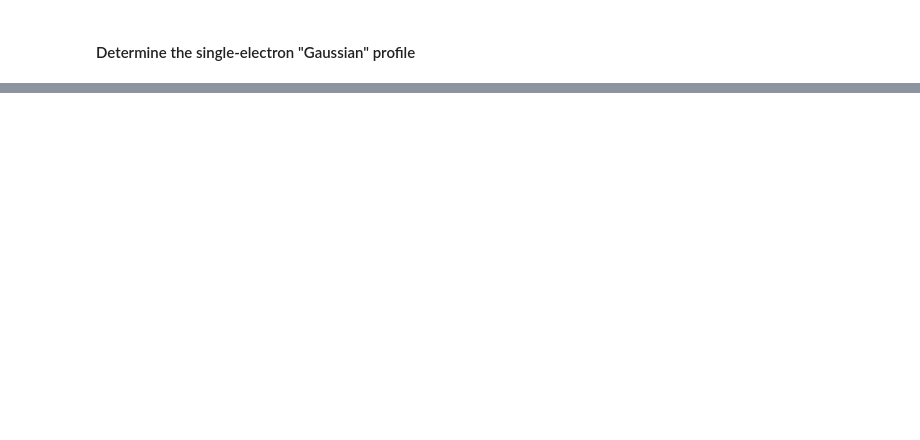
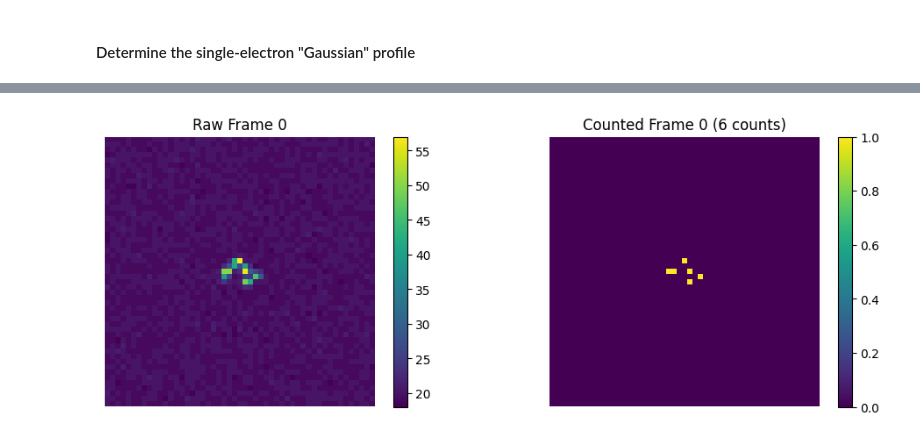
Before and after one commit to jerenner/backpropcount, a Jupyter notebook: notebooks/example_counting.ipynb, the cells around one changed output, grey strips where cells are left out. Saved outputs shown, nothing was run; the diff lists cells and outputs as text; code cells hidden in the pictures; blank space fills up the shorter version.

```diff
--- a/notebooks/example_counting.ipynb
+++ b/notebooks/example_counting.ipynb
@@ -64,0 +175,5 @@ Text(0, 0.5, 'Loss')
+# %%
+# Plot a raw vs. counted frame
+plot_raw_vs_counted(raw_file, counted_file, frame_index=0, x_range=None, y_range=None, weights=True)
+# %% [output]
+[figure, added]
```
Also changed, not shown: parts of 14 cells of this notebook, 3 other files.
